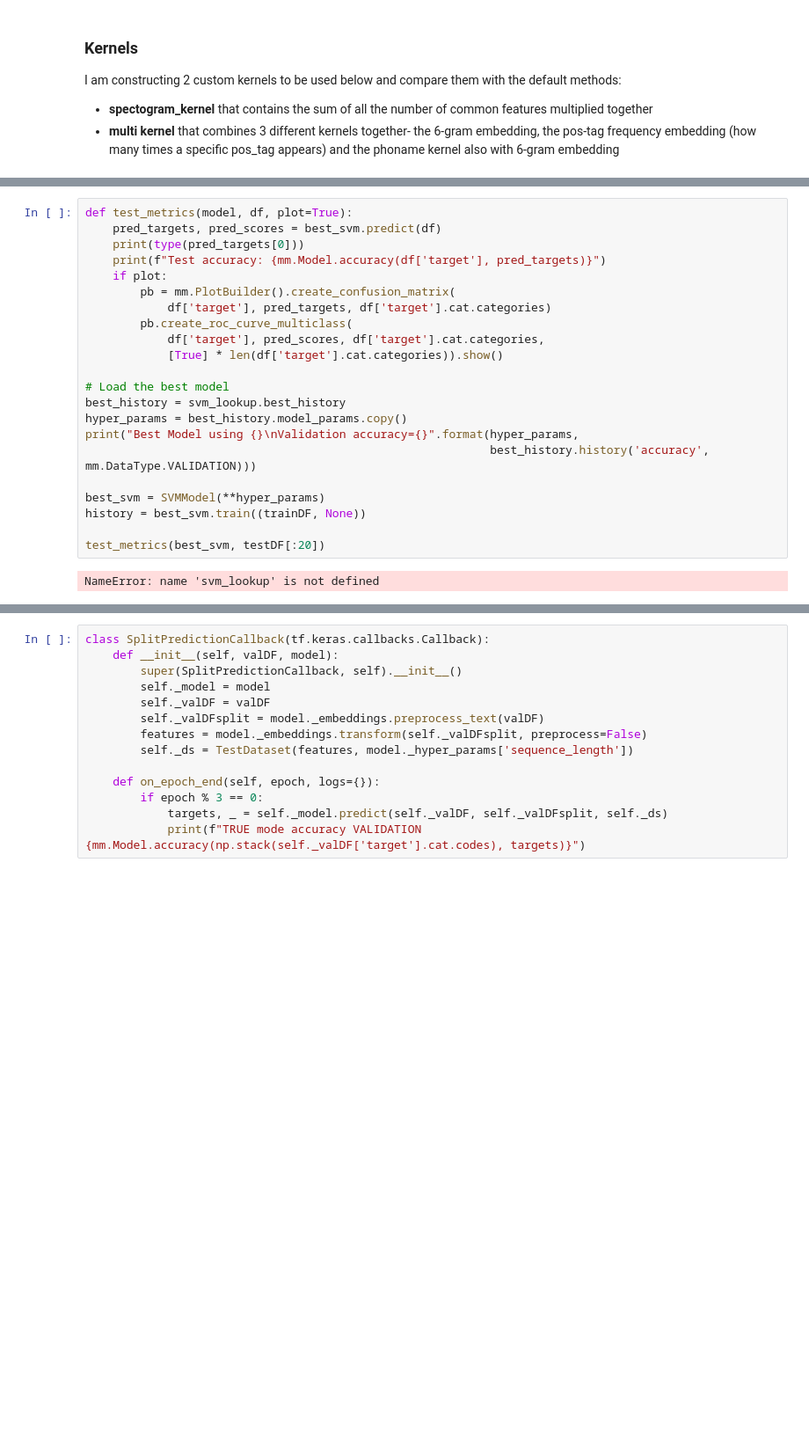
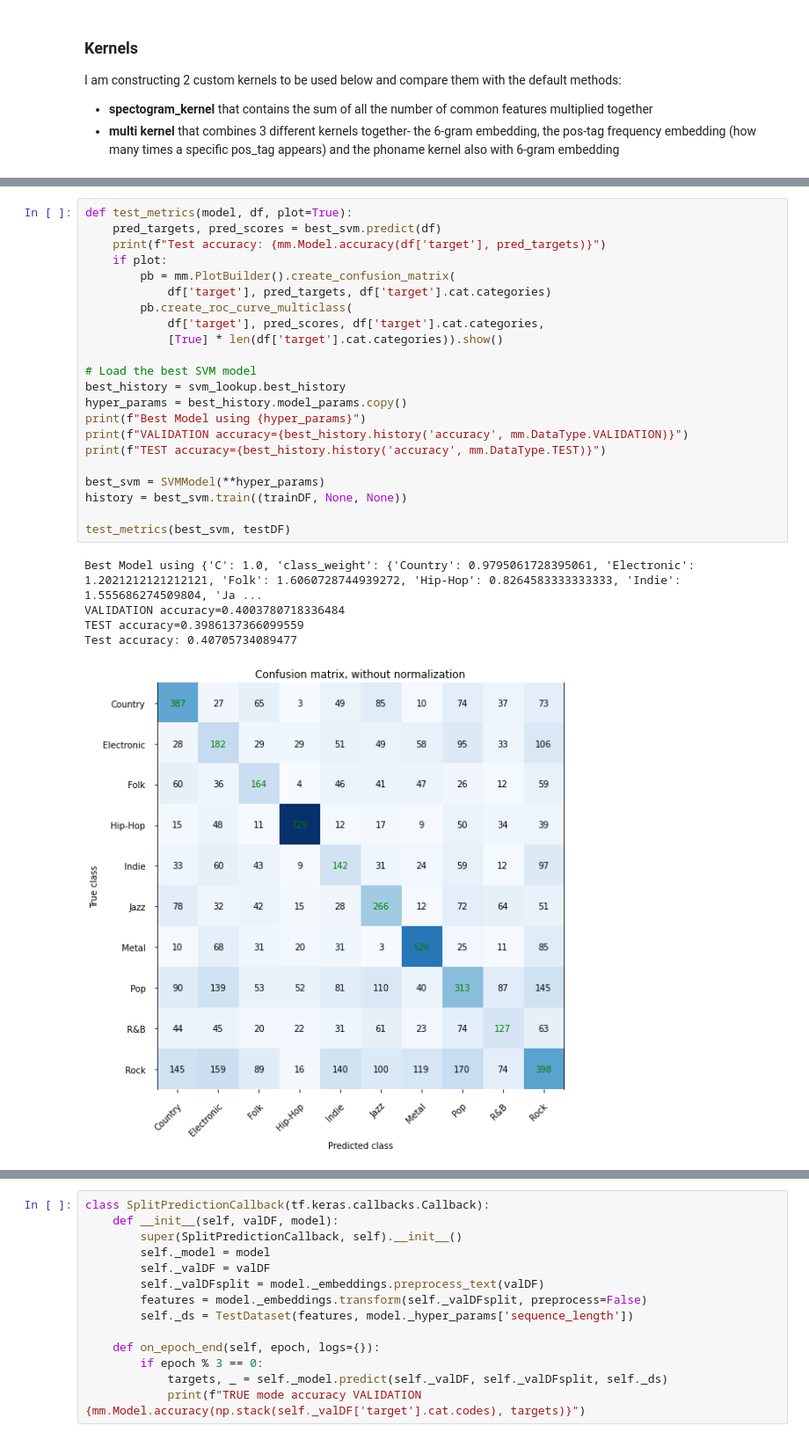
Before and after one commit to glypher/lyrics_classification, a Jupyter notebook: songs.ipynb, the cells around one changed output, grey strips where cells are left out. Shown at 88% size. Drawn from its saved outputs; the diff is of its cells as text; blank space fills up the shorter version.

```diff
--- a/songs.ipynb
+++ b/songs.ipynb
@@ -572,24 +645,28 @@ pb.show()
 # %%
 def test_metrics(model, df, plot=True):
     pred_targets, pred_scores = best_svm.predict(df)
-    print(type(pred_targets[0]))
     print(f"Test accuracy: {mm.Model.accuracy(df['target'], pred_targets)}")
     if plot:
         pb = mm.PlotBuilder().create_confusion_matrix(
             df['target'], pred_targets, df['target'].cat.categories)
         pb.create_roc_curve_multiclass(
             df['target'], pred_scores, df['target'].cat.categories,
             [True] * len(df['target'].cat.categories)).show()
 
-# Load the best model
+# Load the best SVM model
 best_history = svm_lookup.best_history
 hyper_params = best_history.model_params.copy()
-print("Best Model using {}\nValidation accuracy={}".format(hyper_params,
-                                                           best_history.history('accuracy', mm.DataType.VALIDATION)))
+print(f"Best Model using {hyper_params}")
+print(f"VALIDATION accuracy={best_history.history('accuracy', mm.DataType.VALIDATION)}")
+print(f"TEST accuracy={best_history.history('accuracy', mm.DataType.TEST)}")
 
 best_svm = SVMModel(**hyper_params)
-history = best_svm.train((trainDF, None))
+history = best_svm.train((trainDF, None, None))
 
-test_metrics(best_svm, testDF[:20])
+test_metrics(best_svm, testDF)
 # %% [output]
-NameError: name 'svm_lookup' is not defined
+Best Model using {'C': 1.0, 'class_weight': {'Country': 0.9795061728395061, 'Electronic': 1.2021212121212121, 'Folk': 1.6060728744939272, 'Hip-Hop': 0.8264583333333333, 'Indie': 1.555686274509804, 'Ja ...
+VALIDATION accuracy=0.4003780718336484
+TEST accuracy=0.3986137366099559
+Test accuracy: 0.40705734089477
+[figure, added]
```
Also changed, not shown: parts of 17 cells of this notebook.
